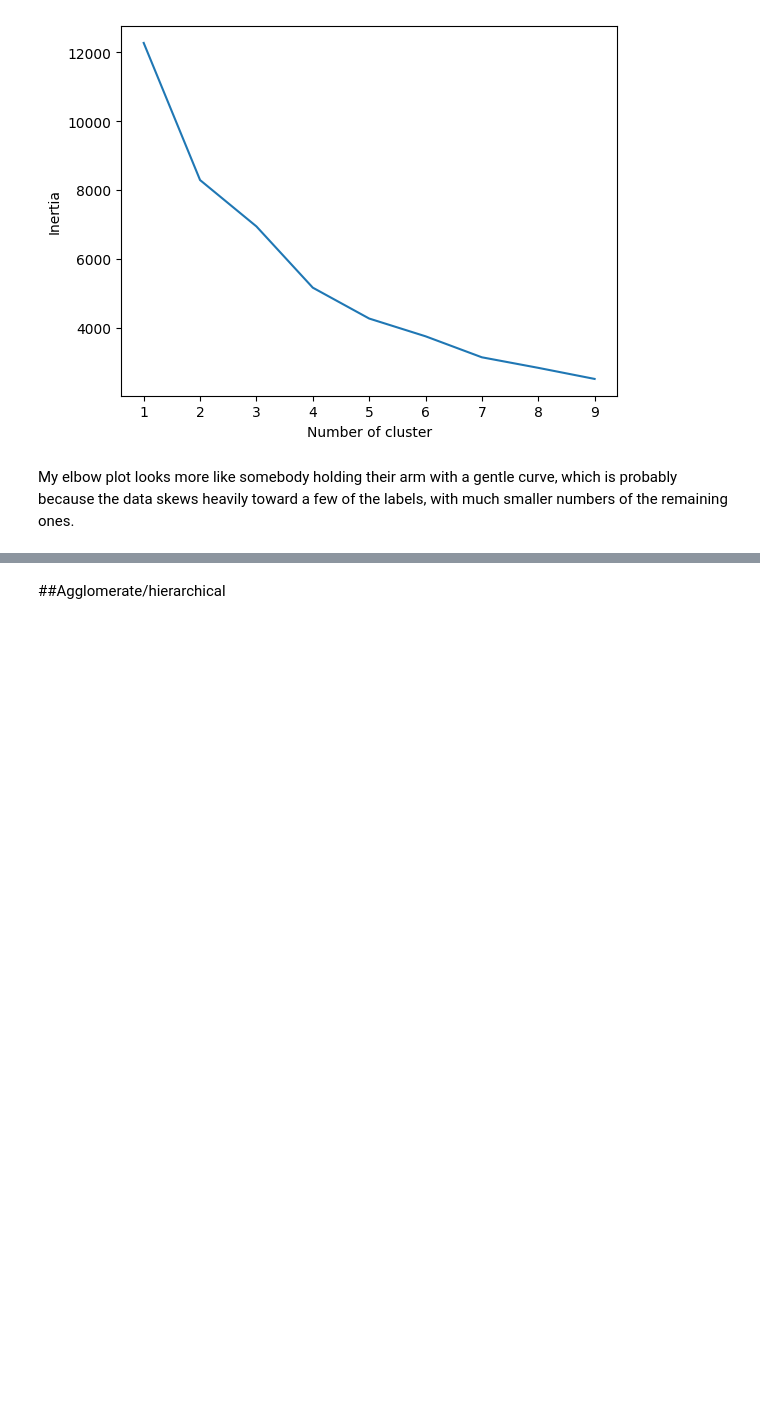
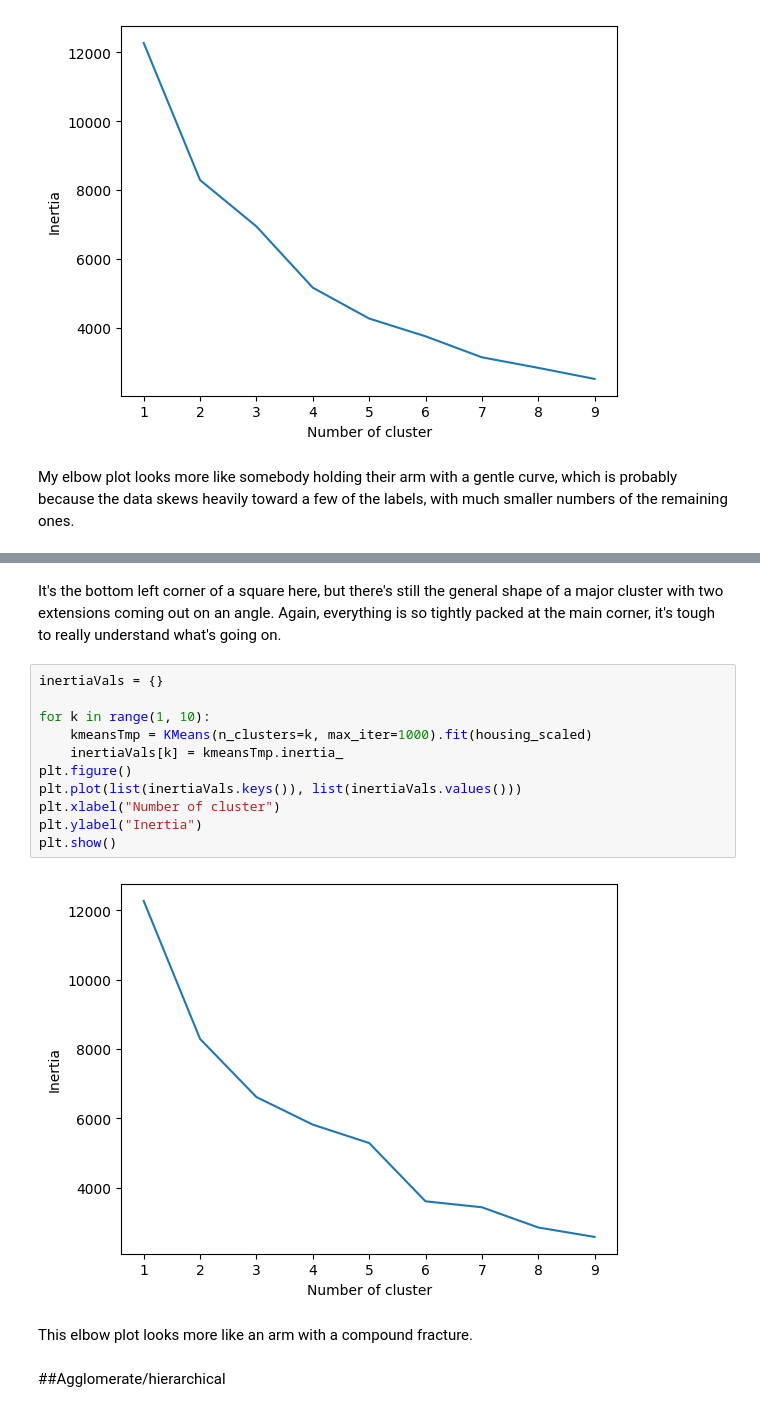
Before and after one commit to coughlinjennie/data71200, a Jupyter notebook: Data71200_project3_Coughlin.ipynb, the cells around one changed output, grey strips where cells are left out. Cells and saved outputs as stored; diff of their text form; blank space fills up the shorter version.

```diff
--- a/Data71200_project3_Coughlin.ipynb
+++ b/Data71200_project3_Coughlin.ipynb
@@ -228,3 +255,20 @@ plt.ylabel("Feature 1")
+# %% [markdown]
+It's the bottom left corner of a square here, but there's still the general shape of a major cluster with two extensions coming out on an angle. Again, everything is so tightly packed at the main corner, it's tough to really understand what's going on.
+# %%
+inertiaVals = {}
+
+for k in range(1, 10):
+    kmeansTmp = KMeans(n_clusters=k, max_iter=1000).fit(housing_scaled)
+    inertiaVals[k] = kmeansTmp.inertia_
+plt.figure()
+plt.plot(list(inertiaVals.keys()), list(inertiaVals.values()))
+plt.xlabel("Number of cluster")
+plt.ylabel("Inertia")
+plt.show()
+# %% [output]
+[figure, added]
+# %% [markdown]
+This elbow plot looks more like an arm with a compound fracture.
 # %% [markdown]
 ##Agglomerate/hierarchical
 # %%
```
Also changed, not shown: parts of 23 cells of this notebook.
